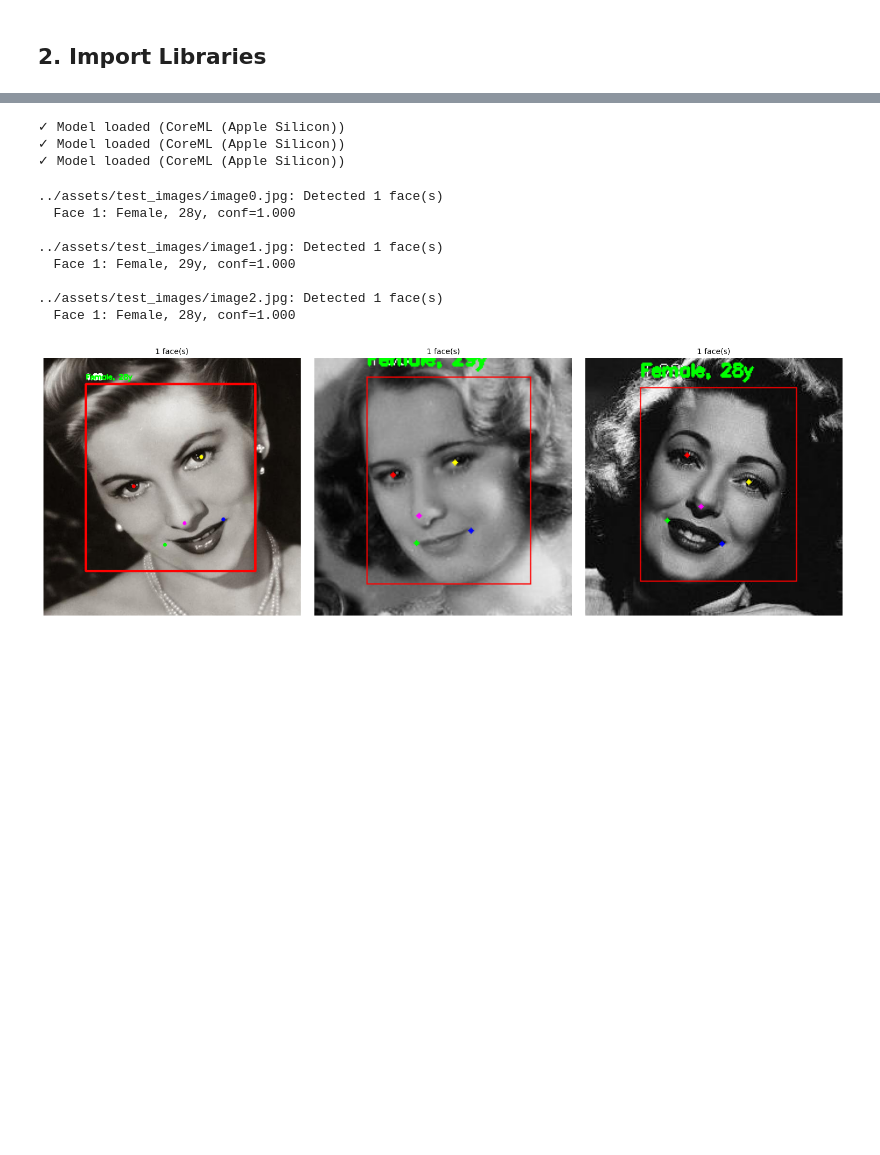
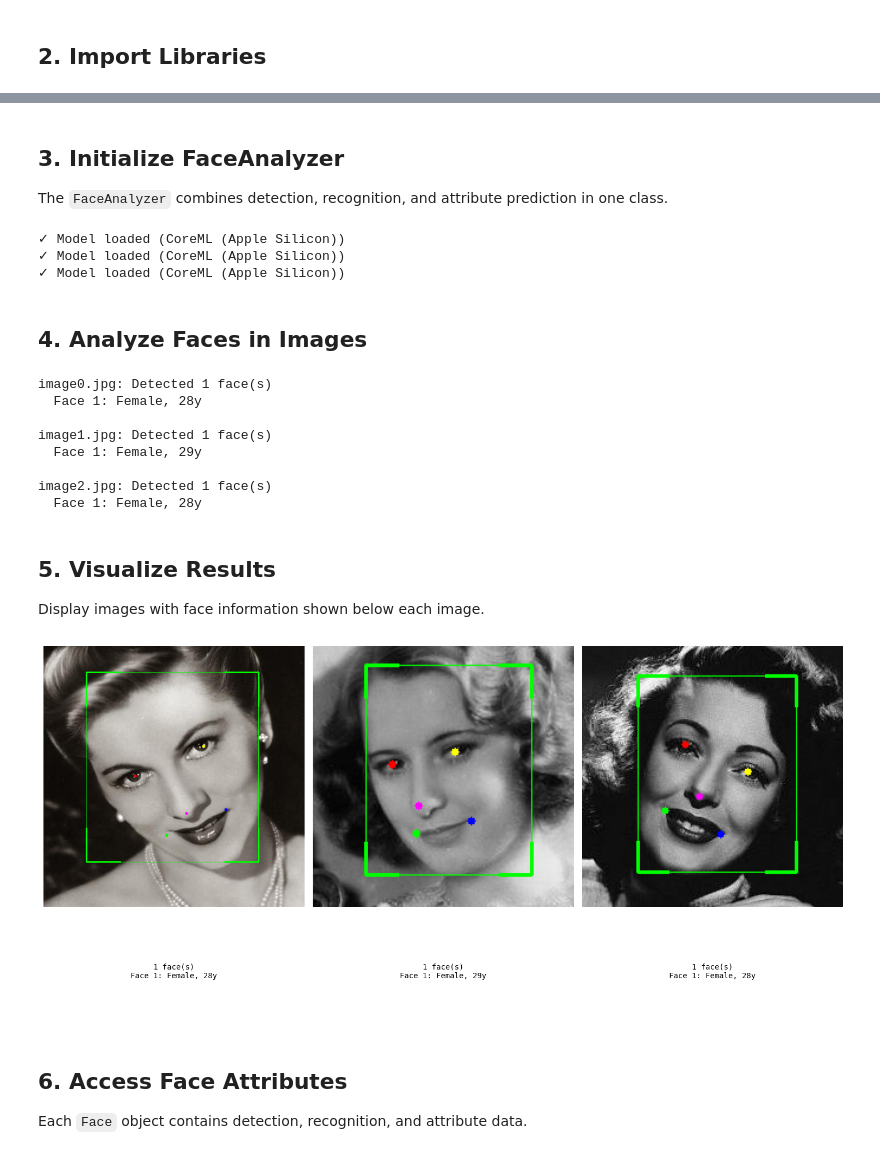
Before and after one commit to yakhyo/uniface, a Jupyter notebook: examples/face_analyzer.ipynb, the cells around one changed output, grey strips where cells are left out. Cells and saved outputs as stored; diff of their text form; code cells hidden in the pictures; blank space fills up the shorter version.

```diff
--- a/examples/face_analyzer.ipynb
+++ b/examples/face_analyzer.ipynb
@@ -17,6 +25,10 @@ from uniface.visualization import draw_detections
+# %% [markdown]
+## 3. Initialize FaceAnalyzer
+
+The `FaceAnalyzer` combines detection, recognition, and attribute prediction in one class.
 # %%
 analyzer = FaceAnalyzer(
-    detector=RetinaFace(),
+    detector=RetinaFace(conf_thresh=0.5),
     recognizer=ArcFace(),
     age_gender=AgeGender()
 )
@@ -24,6 +36,8 @@ analyzer = FaceAnalyzer(
 ✓ Model loaded (CoreML (Apple Silicon))
 ✓ Model loaded (CoreML (Apple Silicon))
 ✓ Model loaded (CoreML (Apple Silicon))
+# %% [markdown]
+## 4. Analyze Faces in Images
 # %%
 image_paths = [
     '../assets/test_images/image0.jpg',
@@ -40,48 +54,62 @@ for image_path in image_paths:
         print(f'Error: Could not read {image_path}')
         continue
 
-    # Analyze faces
+    # Analyze faces - returns list of Face objects
     faces = analyzer.analyze(image)
+    print(f'\n{image_path.split("/")[-1]}: Detected {len(faces)} face(s)')
 
-    print(f'\n{image_path}: Detected {len(faces)} face(s)')
+    # Print face attributes
     for i, face in enumerate(faces, 1):
-        print(f'  Face {i}: {face.gender}, {face.age}y, conf={face.confidence:.3f}')
+        print(f'  Face {i}: {face.gender}, {face.age}y')
 
-    # Prepare visualization
+    # Prepare visualization (without text overlay)
     vis_image = image.copy()
     bboxes = [f.bbox for f in faces]
     scores = [f.confidence for f in faces]
     landmarks = [f.landmarks for f in faces]
-    draw_detections(vis_image, bboxes, scores, landmarks, vis_threshold=0.5)
-
-    # Add age/gender labels
-    for i, face in enumerate(faces, 1):
-        x1, y1 = int(face.bbox[0]), int(face.bbox[1])
-        text = f'{face.gender}, {face.age}y'
-        cv2.putText(vis_image, text, (x1, y1-10), cv2.FONT_HERSHEY_SIMPLEX, 0.5, (0, 255, 0), 2)
+    draw_detections(image=vis_image, bboxes=bboxes, scores=scores, landmarks=landmarks, vis_threshold=0.5, fancy_bbox=True)
 
     results.append((image_path, cv2.cvtColor(vis_image, cv2.COLOR_BGR2RGB), faces))
 # %% [output]
-../assets/test_images/image0.jpg: Detected 1 face(s)
-  Face 1: Female, 28y, conf=1.000
+image0.jpg: Detected 1 face(s)
+  Face 1: Female, 28y
 
-../assets/test_images/image1.jpg: Detected 1 face(s)
-  Face 1: Female, 29y, conf=1.000
+image1.jpg: Detected 1 face(s)
+  Face 1: Female, 29y
 
-../assets/test_images/image2.jpg: Detected 1 face(s)
-  Face 1: Female, 28y, conf=1.000
+image2.jpg: Detected 1 face(s)
+  Face 1: Female, 28y
+# %% [markdown]
+## 5. Visualize Results
+
+Display images with face information shown below each image.
 # %%
-fig, axes = plt.subplots(1, len(results), figsize=(15, 5))
+fig, axes = plt.subplots(2, len(results), figsize=(15, 8),
+                         gridspec_kw={'height_ratios': [4, 1]})
 
 for idx, (path, vis_image, faces) in enumerate(results):
-    axes[idx].imshow(vis_image)
-    axes[idx].axis('off')
-    axes[idx].set_title(f'{len(faces)} face(s)', fontsize=10)
+    # Display image
+    axes[0, idx].imshow(vis_image)
+    axes[0, idx].axis('off')
+
+    # Display face information below image
+    axes[1, idx].axis('off')
+    info_text = f'{len(faces)} face(s)\n'
+    for i, face in enumerate(faces, 1):
+        info_text += f'Face {i}: {face.gender}, {face.age}y\n'
+
+    axes[1, idx].text(0.5, 0.5, info_text,
+                      ha='center', va='center',
+                      fontsize=10, family='monospace')
 
 plt.tight_layout()
 plt.show()
 # %% [output]
-[figure, old version]
+[figure, new version]
+# %% [markdown]
+## 6. Access Face Attributes
+
+Each `Face` object contains detection, recognition, and attribute data.
 # %%
 # Get first face from first image
 _, _, faces = results[0]
```
Also changed, not shown: parts of 9 cells of this notebook, 18 other files.
